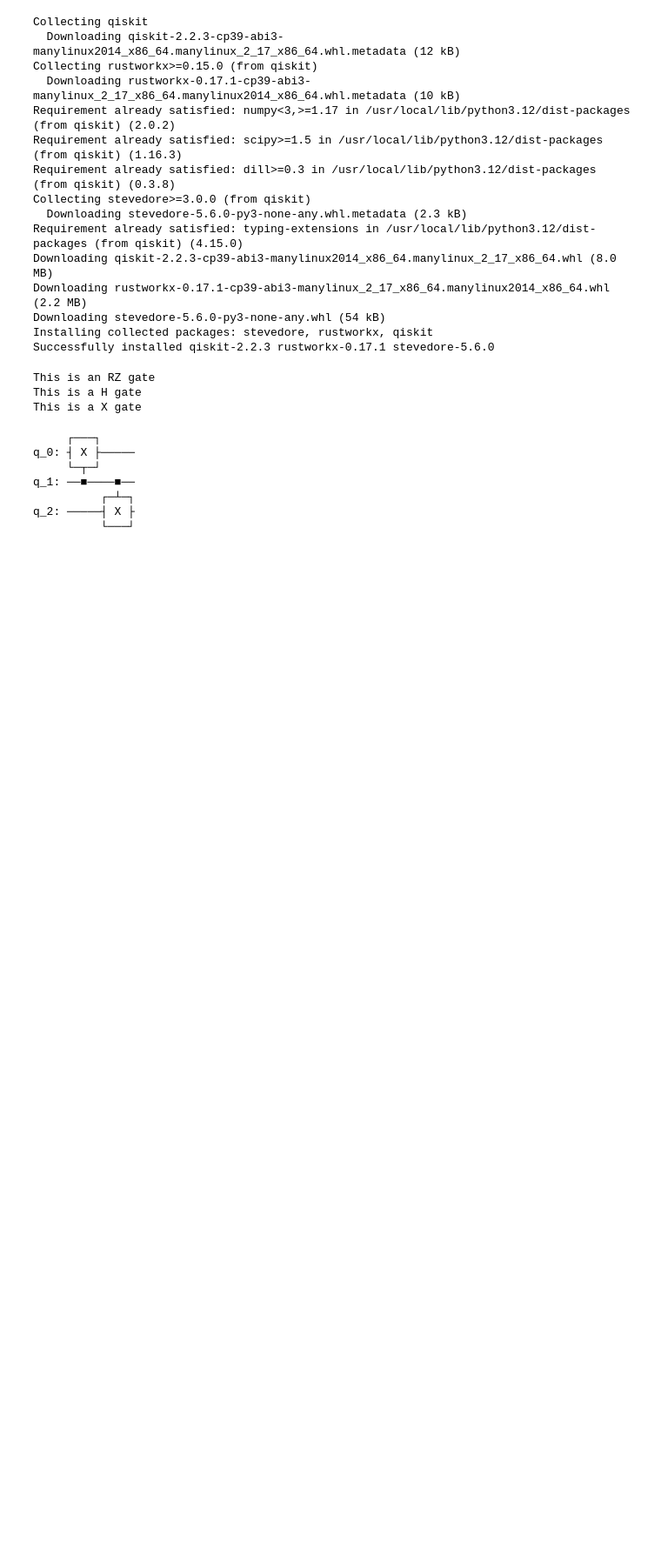
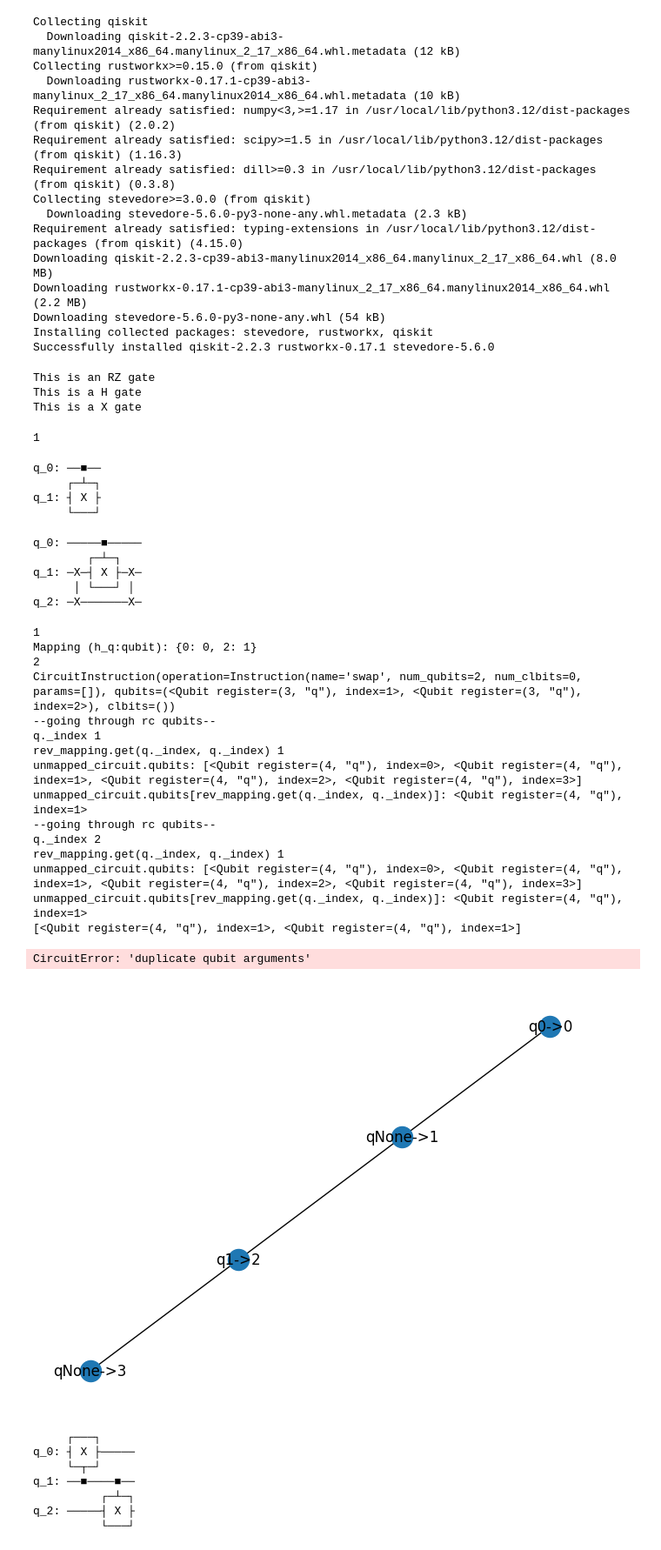
Before and after one commit to giriragav/UChicago---QCSD, a Jupyter notebook: lab6_routing.ipynb, the cells around one changed output. Shown at 87% size. Cells and saved outputs as stored; diff of their text form; code cells hidden in the pictures; blank space fills up the shorter version.

Commit message:
Understanding validation for using an unmapped hardware qubit

```diff
--- a/lab6_routing.ipynb
+++ b/lab6_routing.ipynb
@@ -268,10 +268,16 @@ def validate_routing_gv(circuit, target_hardware, mapping, routed_circuit, check
         unmapped_circuit = QuantumCircuit(len(target_hardware.nodes))
         rev_mapping = {v: k._index for k, v in mapping.items()}
         print(1)
-        print(rev_mapping)
+        print("Mapping (h_q:qubit):",rev_mapping)
         print(2)
         for instr in routed_circuit:
             print(instr)
+            for q in instr.qubits:
+              print("--going through rc qubits--")
+              print("q._index",q._index)
+              print("rev_mapping.get(q._index, q._index)",rev_mapping.get(q._index, q._index))
+              print("unmapped_circuit.qubits:",unmapped_circuit.qubits)
+              print("unmapped_circuit.qubits[rev_mapping.get(q._index, q._index)]:",unmapped_circuit.qubits[rev_mapping.get(q._index, q._index)])
             unmapped_qubits = [unmapped_circuit.qubits[rev_mapping.get(q._index, q._index)]
                                for q in instr.qubits]
             print(unmapped_qubits)
@@ -370,27 +376,61 @@ def test1Cnot():
   score_routing_gv(_cuccaro61, _hardware1, _mapping1, _routing1)
   print('PASS: Valid circuit routing')
 test1Cnot()
+# %%
+gv_dict= {0:0,2:1}
+gv_dict.get(1,1)
+# %% [output]
+1
 # %%
 # @title 1 CNOT tests - scenario 2
 # GV Cell for testing 1 CNOT mappings
 def route_circuit_1CNOT_S2(quantum_circuit:QuantumCircuit, target_hardware:nx.Graph,
                   mapping:Dict[Qubit, int]) -> QuantumCircuit:
   new_circuit = QuantumCircuit(len(target_hardware.nodes)-1)
+  new_circuit.swap(1,2)
   new_circuit.cx(0,1)
+  new_circuit.swap(1,2)
   return new_circuit
 def test1CnotS2():
   _hardware1 = nx.path_graph(4)
   _cuccaro61 = QuantumCircuit.from_qasm_str('OPENQASM 2.0;\ninclude "qelib1.inc";\nqreg q[2];\ncx q[0],q[1];\n')
   _mapping1 = {Qubit(QuantumRegister(2, 'q'), 0): 0,
               Qubit(QuantumRegister(2, 'q'), 1): 2}
   _routing1 = route_circuit_1CNOT_S2(_cuccaro61, _hardware1, _mapping1)  # Run your code
   display(_cuccaro61.draw(fold=-1))
   display(_routing1.draw(fold=-1))
   draw_mapping(_hardware1, _mapping1)
   validate_routing_gv(_cuccaro61, _hardware1, _mapping1, _routing1)
   score_routing_gv(_cuccaro61, _hardware1, _mapping1, _routing1)
   print('PASS: Valid circuit routing')
 test1CnotS2()
+# %% [output]
+q_0: ──■──
+     ┌─┴─┐
+q_1: ┤ X ├
+     └───┘
+q_0: ─────■─────
+        ┌─┴─┐
+q_1: ─X─┤ X ├─X─
+      │ └───┘ │
+q_2: ─X───────X─
+1
+Mapping (h_q:qubit): {0: 0, 2: 1}
+2
+CircuitInstruction(operation=Instruction(name='swap', num_qubits=2, num_clbits=0, params=[]), qubits=(<Qubit register=(3, "q"), index=1>, <Qubit register=(3, "q"), index=2>), clbits=())
+--going through rc qubits--
+q._index 1
+rev_mapping.get(q._index, q._index) 1
+unmapped_circuit.qubits: [<Qubit register=(4, "q"), index=0>, <Qubit register=(4, "q"), index=1>, <Qubit register=(4, "q"), index=2>, <Qubit register=(4, "q"), index=3>]
+unmapped_circuit.qubits[rev_mapping.get(q._index, q._index)]: <Qubit register=(4, "q"), index=1>
+--going through rc qubits--
+q._index 2
+rev_mapping.get(q._index, q._index) 1
+unmapped_circuit.qubits: [<Qubit register=(4, "q"), index=0>, <Qubit register=(4, "q"), index=1>, <Qubit register=(4, "q"), index=2>, <Qubit register=(4, "q"), index=3>]
+unmapped_circuit.qubits[rev_mapping.get(q._index, q._index)]: <Qubit register=(4, "q"), index=1>
+[<Qubit register=(4, "q"), index=1>, <Qubit register=(4, "q"), index=1>]
+CircuitError: 'duplicate qubit arguments'
+[figure, added]
 # %%
 # @title 1 CNOT tests - scenario 3
 # GV Cell for testing 1 CNOT mappings
```
